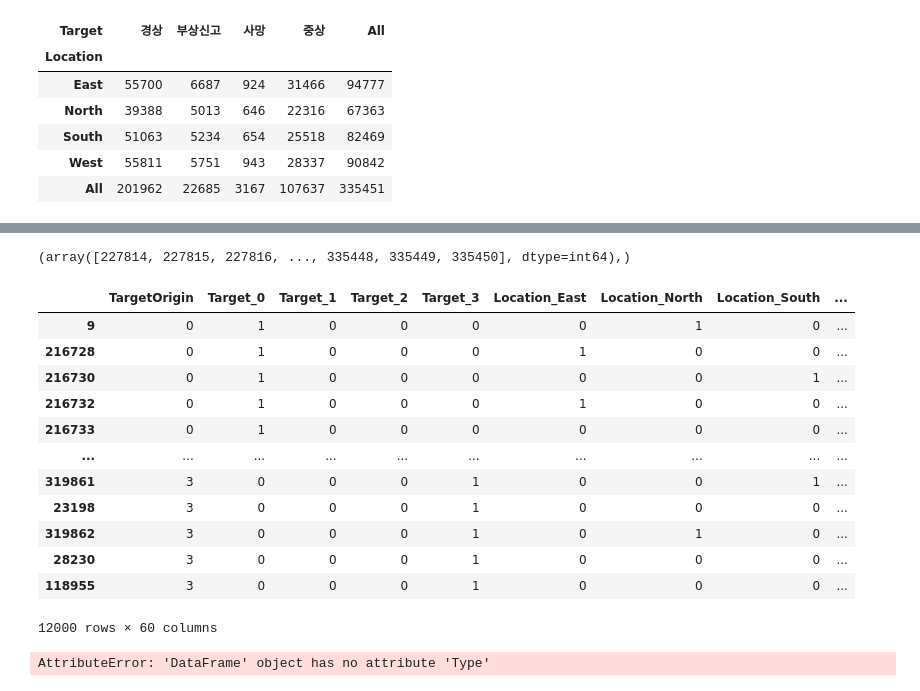
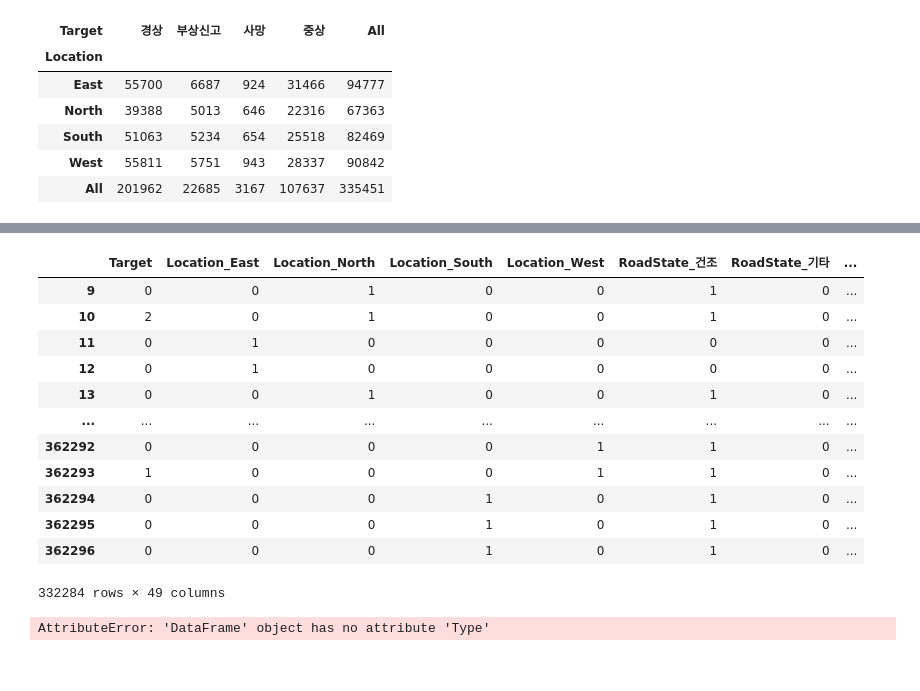
Before and after one commit to oohyun15/Prediction-of-Traffic-Accident-Risk, a Jupyter notebook: src/Preprocessing.ipynb, the cells around one changed output, grey strips where cells are left out. Cells and saved outputs as stored; diff of their text form; code cells hidden in the pictures.

Commit message:
finish data slicing

```diff
--- a/src/Preprocessing.ipynb
+++ b/src/Preprocessing.ipynb
@@ -274,27 +275,20 @@ sample
-# %%
-sample = sample.sort_values(by=['TargetOrigin'], axis=0)
-print(np.where(sample['TargetOrigin'] == 3))
-data0 = sample[:3000]
-data1 =sample[202000:205000]
-data2 = sample[224800:227800]
-data3=sample[228000:231000]
-data = pd.concat([data0,data1,data2,data3])
-data
-# %% [output]
-(array([227814, 227815, 227816, ..., 335448, 335449, 335450], dtype=int64),)
-|  | TargetOrigin | Target_0 | Target_1 | Target_2 | Target_3 | Location_East | Location_North | Location_South | ... |
-| 9 | 0 | 1 | 0 | 0 | 0 | 0 | 1 | 0 | ... |
-| 216728 | 0 | 1 | 0 | 0 | 0 | 1 | 0 | 0 | ... |
-| 216730 | 0 | 1 | 0 | 0 | 0 | 0 | 0 | 1 | ... |
-| 216732 | 0 | 1 | 0 | 0 | 0 | 1 | 0 | 0 | ... |
-| 216733 | 0 | 1 | 0 | 0 | 0 | 0 | 0 | 0 | ... |
-| ... | ... | ... | ... | ... | ... | ... | ... | ... | ... |
-| 319861 | 3 | 0 | 0 | 0 | 1 | 0 | 0 | 1 | ... |
-| 23198 | 3 | 0 | 0 | 0 | 1 | 0 | 0 | 0 | ... |
-| 319862 | 3 | 0 | 0 | 0 | 1 | 0 | 1 | 0 | ... |
-| 28230 | 3 | 0 | 0 | 0 | 1 | 0 | 0 | 0 | ... |
-| 118955 | 3 | 0 | 0 | 0 | 1 | 0 | 0 | 0 | ... |
-12000 rows × 60 columns
+# %%
+sample = sample[sample['Target'] != 3]
+sample
+# %% [output]
+|  | Target | Location_East | Location_North | Location_South | Location_West | RoadState_건조 | RoadState_기타 | ... |
+| 9 | 0 | 0 | 1 | 0 | 0 | 1 | 0 | ... |
+| 10 | 2 | 0 | 1 | 0 | 0 | 1 | 0 | ... |
+| 11 | 0 | 1 | 0 | 0 | 0 | 0 | 0 | ... |
+| 12 | 0 | 1 | 0 | 0 | 0 | 0 | 0 | ... |
+| 13 | 0 | 0 | 1 | 0 | 0 | 1 | 0 | ... |
+| ... | ... | ... | ... | ... | ... | ... | ... | ... |
+| 362292 | 0 | 0 | 0 | 0 | 1 | 1 | 0 | ... |
+| 362293 | 1 | 0 | 0 | 0 | 1 | 1 | 0 | ... |
+| 362294 | 0 | 0 | 0 | 1 | 0 | 1 | 0 | ... |
+| 362295 | 0 | 0 | 0 | 1 | 0 | 1 | 0 | ... |
+| 362296 | 0 | 0 | 0 | 1 | 0 | 1 | 0 | ... |
+332284 rows × 49 columns
 # %%
 # 각 타입별 타겟 데이터
 typeData = pd.crosstab(sample.Type, sample.TargetOrigin, margins=True)
```
Also changed, not shown: parts of 6 cells of this notebook, 1 other file.
